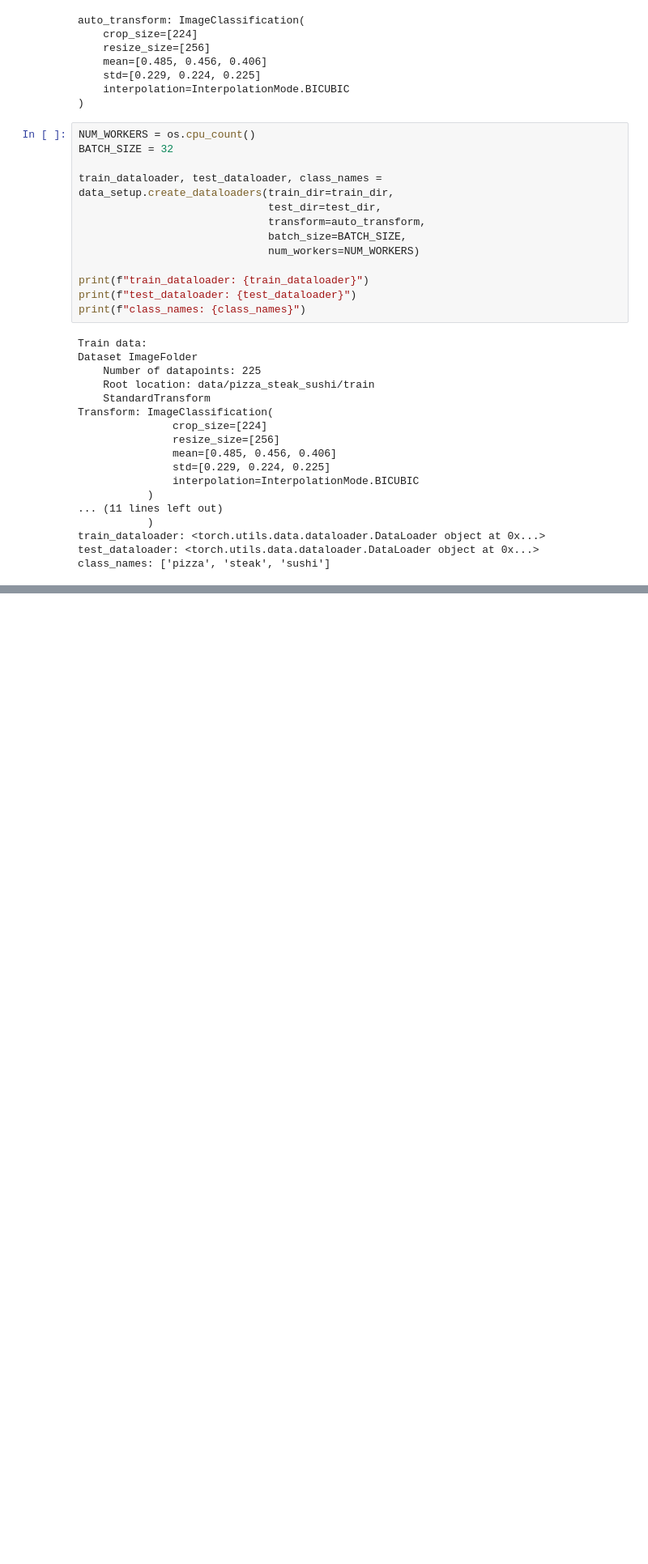
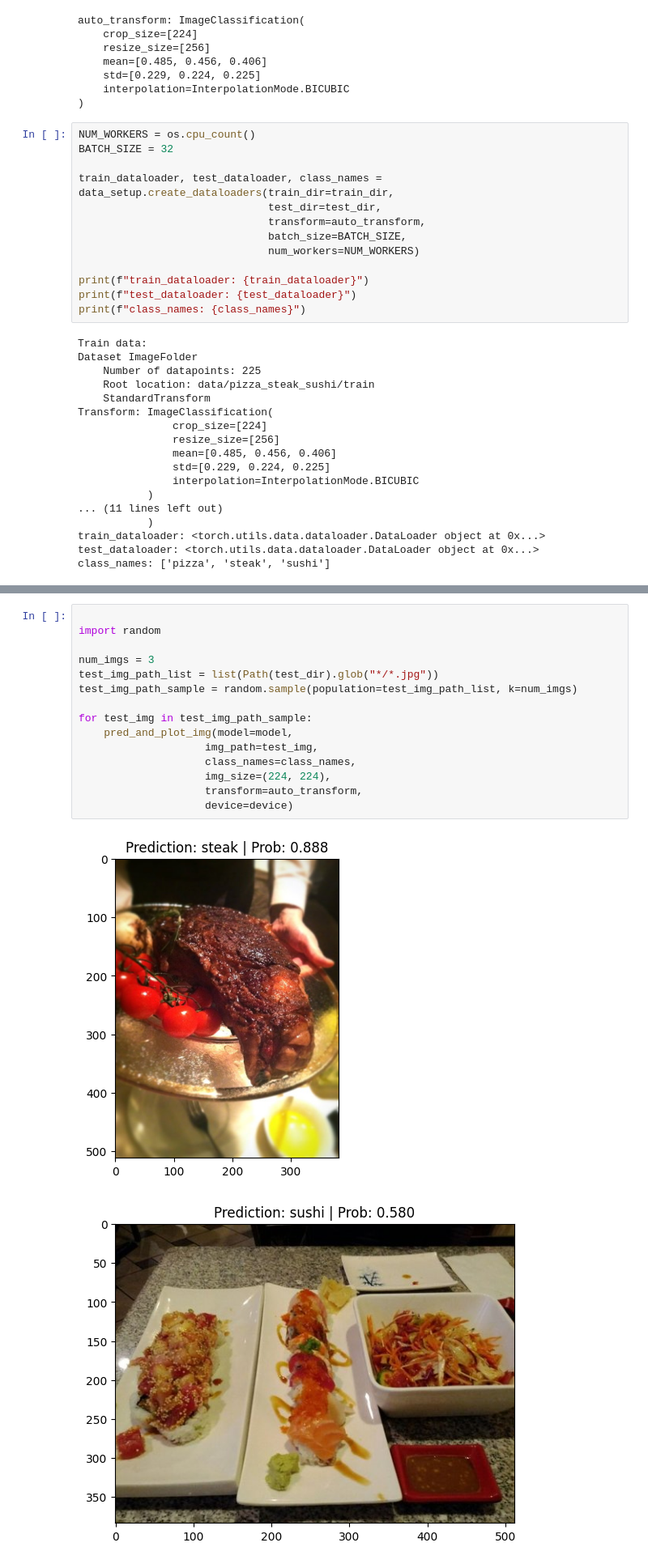
Before and after one commit to kvnptl/pytorch-practice, a Jupyter notebook: 06_transfer_learning.ipynb, the cells around one changed output, grey strips where cells are left out. Shown at 81% size. Drawn from its saved outputs; the diff is of its cells as text; blank space fills up the shorter version.

```diff
--- a/06_transfer_learning.ipynb
+++ b/06_transfer_learning.ipynb
@@ -113,0 +301,18 @@ class_names: ['pizza', 'steak', 'sushi']
+# %%
+
+import random
+
+num_imgs = 3
+test_img_path_list = list(Path(test_dir).glob("*/*.jpg"))
+test_img_path_sample = random.sample(population=test_img_path_list, k=num_imgs)
+
+for test_img in test_img_path_sample:
+    pred_and_plot_img(model=model,
+                    img_path=test_img,
+                    class_names=class_names,
+                    img_size=(224, 224),
+                    transform=auto_transform,
+                    device=device)
+# %% [output]
+[figure, added]
+[figure, added]
```
Also changed, not shown: parts of 19 cells of this notebook.
